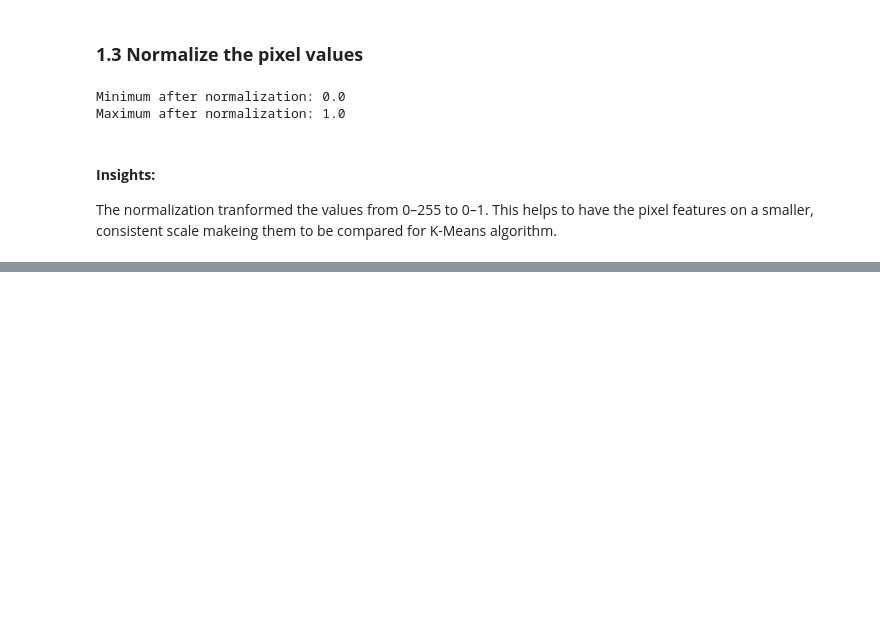
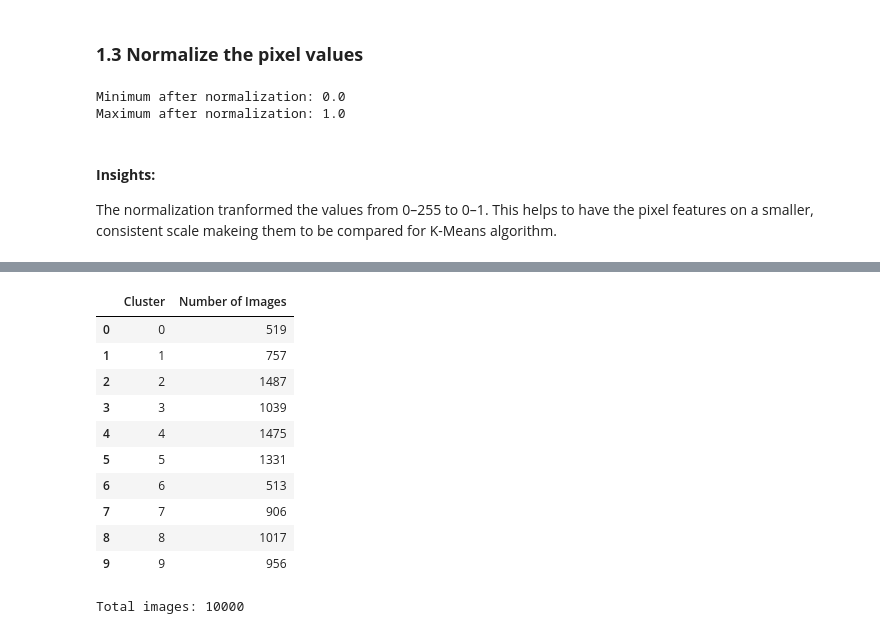
Before and after one commit to Yvesangwa/DAAI_projects, a Jupyter notebook: Project_4_Unsupervised_Image_Clustering/Unsupervised_Image_Clustering.ipynb, the cells around one changed output, grey strips where cells are left out. Drawn from its saved outputs; the diff is of its cells as text; code cells hidden in the pictures; blank space fills up the shorter version.

```diff
--- a/Project_4_Unsupervised_Image_Clustering/Unsupervised_Image_Clustering.ipynb
+++ b/Project_4_Unsupervised_Image_Clustering/Unsupervised_Image_Clustering.ipynb
@@ -88,0 +153,15 @@ The normalization tranformed the values from 0–255 to 0–1. This helps to hav
+# %%
+# Train final K-Means model
+
+kmeans = KMeans(
+    n_clusters=10,
+    random_state=42,
+    n_init=10)
+
+clusters = kmeans.fit_predict(X_sample)
+# %%
+# Check the cluster size
+
+cluster_sizes = pd.Series(clusters).value_counts().sort_index()
+
+print(cluster_sizes)
@@ -88,0 +180,23 @@ The normalization tranformed the values from 0–255 to 0–1. This helps to hav
+# %%
+cluster_table = cluster_sizes.reset_index()
+cluster_table.columns = ["Cluster", "Number of Images"]
+
+cluster_table
+# %% [output]
+|  | Cluster | Number of Images |
+| 0 | 0 | 519 |
+| 1 | 1 | 757 |
+| 2 | 2 | 1487 |
+| 3 | 3 | 1039 |
+| 4 | 4 | 1475 |
+| 5 | 5 | 1331 |
+| 6 | 6 | 513 |
+| 7 | 7 | 906 |
+| 8 | 8 | 1017 |
+| 9 | 9 | 956 |
+# %%
+# Total images
+
+print("Total images:", cluster_sizes.sum())
+# %% [output]
+Total images: 10000
```
Also changed, not shown: parts of 13 cells of this notebook.
